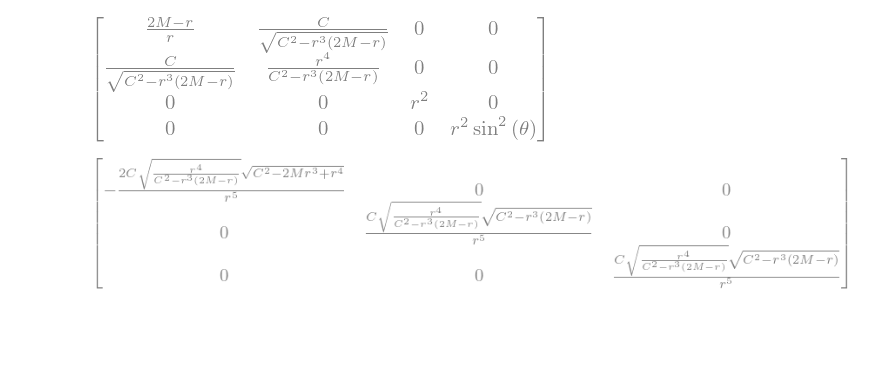
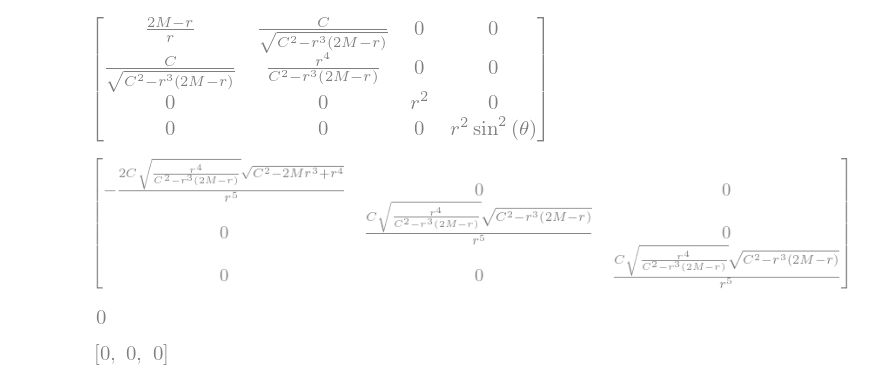
Before and after one commit to indutny/gr, a Jupyter notebook: notebooks/baumgarte-4.6.ipynb, the cells around one changed output. Drawn from its saved outputs; the diff is of its cells as text; code cells hidden in the pictures; blank space fills up the shorter version.

```diff
--- a/notebooks/baumgarte-4.6.ipynb
+++ b/notebooks/baumgarte-4.6.ipynb
@@ -165,9 +165,32 @@ def compute_factors(metric_full):
         'ricci': ricci,
         'R': R,
     }
+
+def compute_ham_constraint(factors):
+    return factors['R'] + factors['K'] ** 2 - factors['KK']
+
+def compute_mom_constraint(factors):
+    dK_lo = compute_diff_matrix_lo(factors['K_lo'], factors['christoffel'])
+    # Contract
+    t = []
+    for i in range(0, 3):
+        res = 0
+        for j in range(0, 3):
+            for k in range(0, 3):
+                res += factors['inv_metric_spat'][j, k] * dK_lo[j][i, k]
+        t.append(res.simplify() - diff(factors['K'], coords[i]))
+    return t
 # %%
 factors = compute_factors(metric)
 # %%
 (factors['inv_metric_spat'] * factors['K_lo']).applyfunc(simplify)
 # %% [output]
 [figure]
+# %%
+compute_ham_constraint(factors).simplify()
+# %% [output]
+[figure, added]
+# %%
+[ x.simplify() for x in compute_mom_constraint(factors) ]
+# %% [output]
+[figure, added]
```
Also changed, not shown: 4 other files.
